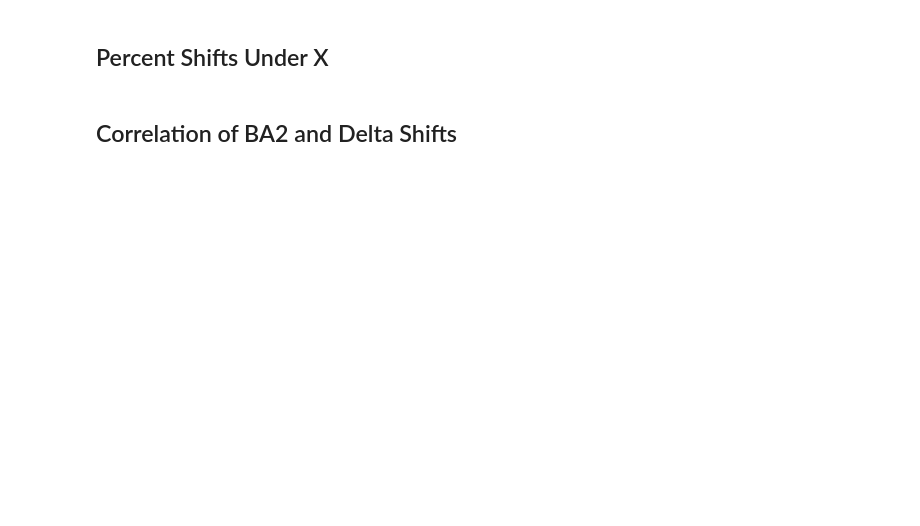
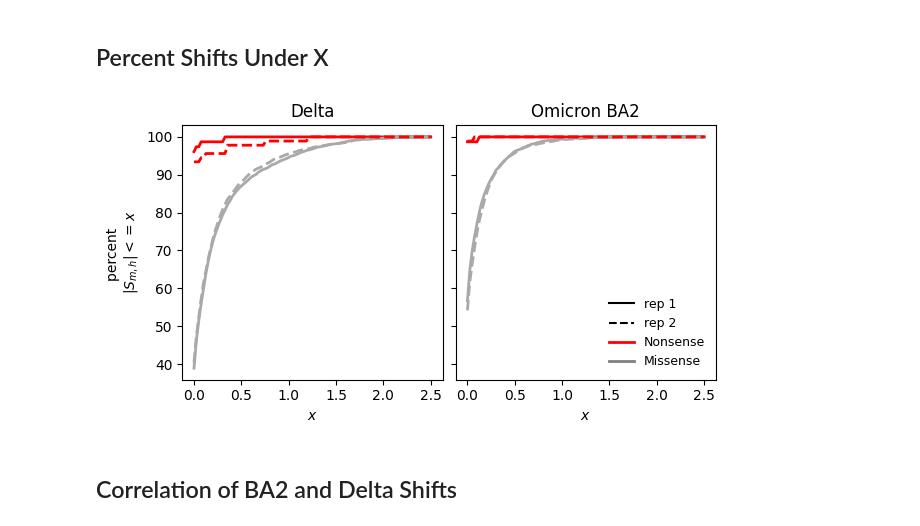
Before and after one commit to matsengrp/SARS-CoV-2_spike_multidms, a Jupyter notebook: notebooks/manuscript-figures.ipynb, the cells around one changed output. Saved outputs shown, nothing was run; the diff lists cells and outputs as text; code cells hidden in the pictures; blank space fills up the shorter version.

```diff
--- a/notebooks/manuscript-figures.ipynb
+++ b/notebooks/manuscript-figures.ipynb
@@ -622,2 +617,22 @@ plt.show()
 # %% [markdown]
 ## Global Epistasis Fits
+# %%
+chosen_replicate_models = models.query("λ_lasso_shift == 5e-5")
+replicate_data = {}
+for row_idx, replicate_row in chosen_replicate_models.iterrows():
+
+    model = replicate_row[model_name]
+    df = model.variants_df
+    xlb, xub = [-1, 1] + np.quantile(df.predicted_latent, [0.05, 1.0])
+    ylb, yub = [-1, 1] + np.quantile(df.corrected_func_score, [0.05, 1.0])
+    additive_model_grid = np.linspace(xlb, xub, num=1000)
+    params = model.get_condition_params(model.data.reference)
+    latent_preds = model._model_components["g"](params["α"], additive_model_grid)
+    shape = (additive_model_grid, latent_preds)
+
+    replicate_data[replicate_row.replicate] = {
+        "variants_df" : df,
+        "wildtype_df" : model.wildtype_df,
+        "epistasis_shape" : shape,
+        "condition_colors" : model.data.condition_colors
+    }
@@ -624,4 +732,68 @@ plt.show()
 # %% [markdown]
 ## Percent Shifts Under X
+# %%
+saveas = "percent_shifts_under_x_lineplot"
+fig, ax = plt.subplots(1,2, figsize=[6.4,3.5], sharey='row')
+tall_mut_df_chosen = tall_mut_df.query("λ_lasso == '5e-05'")
+
+condition_col = {
+    "Delta" : 0,
+    "Omicron_BA2" : 1
+}
+
+replicate_line_style = {
+    0 : "-",
+    1 : "--"
+}
+
+sense_colors = {
+    "Missense" : "darkgrey",
+    "Nonsense" : "red"
+}
+
+t_points = np.linspace(0, 2.5, 100)
+def perc_abs_lte(x, t):
+    abs_x = np.abs(x)
+    return len(abs_x[abs_x<=t]) / len(x) #)*100
+
+for (condition, replicate, sense), df in tall_mut_df_chosen.groupby(["condition", "replicate", "sense"]):
+    iter_ax = ax[condition_col[condition]]
+    lt_percentages = [perc_abs_lte(df["S"], t)*100 for t in t_points]
+    iter_ax.plot(
+        t_points,
+        lt_percentages,
+        linestyle = replicate_line_style[replicate],
+        color = sense_colors[sense],
+        linewidth = 2
+    )
+
+ax[condition_col["Delta"]].set_title("Delta")
+ax[condition_col["Omicron_BA2"]].set_title("Omicron BA2")
+
+ax[0].set_ylabel("percent \n$|S_{m,h}| <= x$")
+ax[0].set_xlabel("$x$")
+ax[1].set_xlabel("$x$")
+
+black_line = mlines.Line2D([], [], color='black', linestyle='-',
+                          markersize=5, label='rep 1')
+black_dashed = mlines.Line2D([], [], color='black',linestyle='--',
+                          markersize=5, label='rep 2')
+red_line = mlines.Line2D([], [], color='red', linewidth=2,linestyle='-',markersize=5, label='Nonsense')
+grey_line = mlines.Line2D([], [], color='grey',linewidth=2, linestyle='-',markersize=5, label='Missense')
+ax[1].legend(
+    handles=[black_line, black_dashed, red_line, grey_line],
+    bbox_to_anchor = (1, 0),
+    loc='lower right',
+    frameon=False,
+    fontsize=9
+)
+
+plt.tight_layout()
+fig.subplots_adjust(wspace=0.05)
+fig.savefig(f"{OUTDIR}/{saveas}.pdf")
+fig.savefig(f"{OUTDIR}/{saveas}.png")
+plt.show()
+# %% [output]
+[figure, added]
 # %% [markdown]
 ## Correlation of BA2 and Delta Shifts
```
Also changed, not shown: parts of 18 cells of this notebook, 10 other files.
